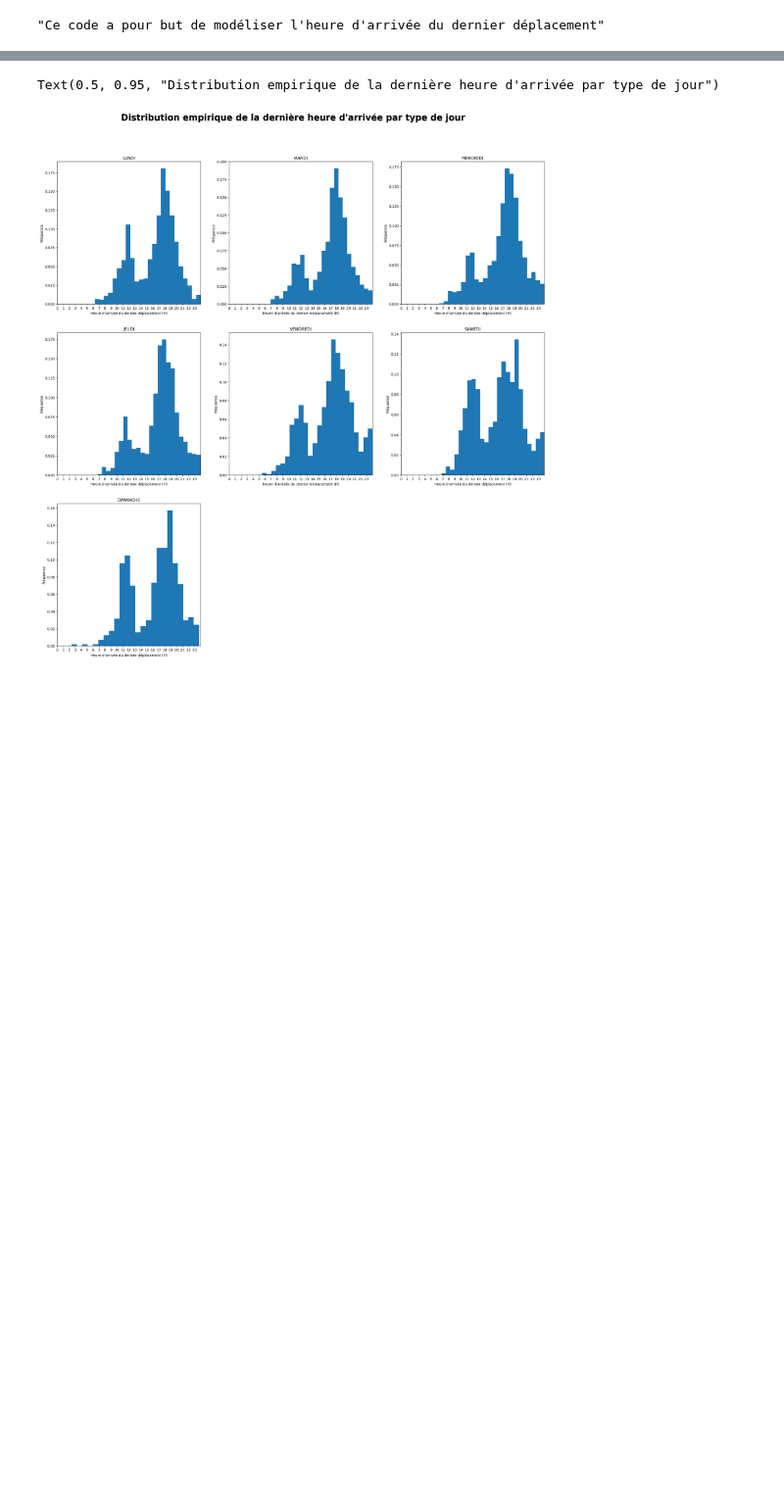
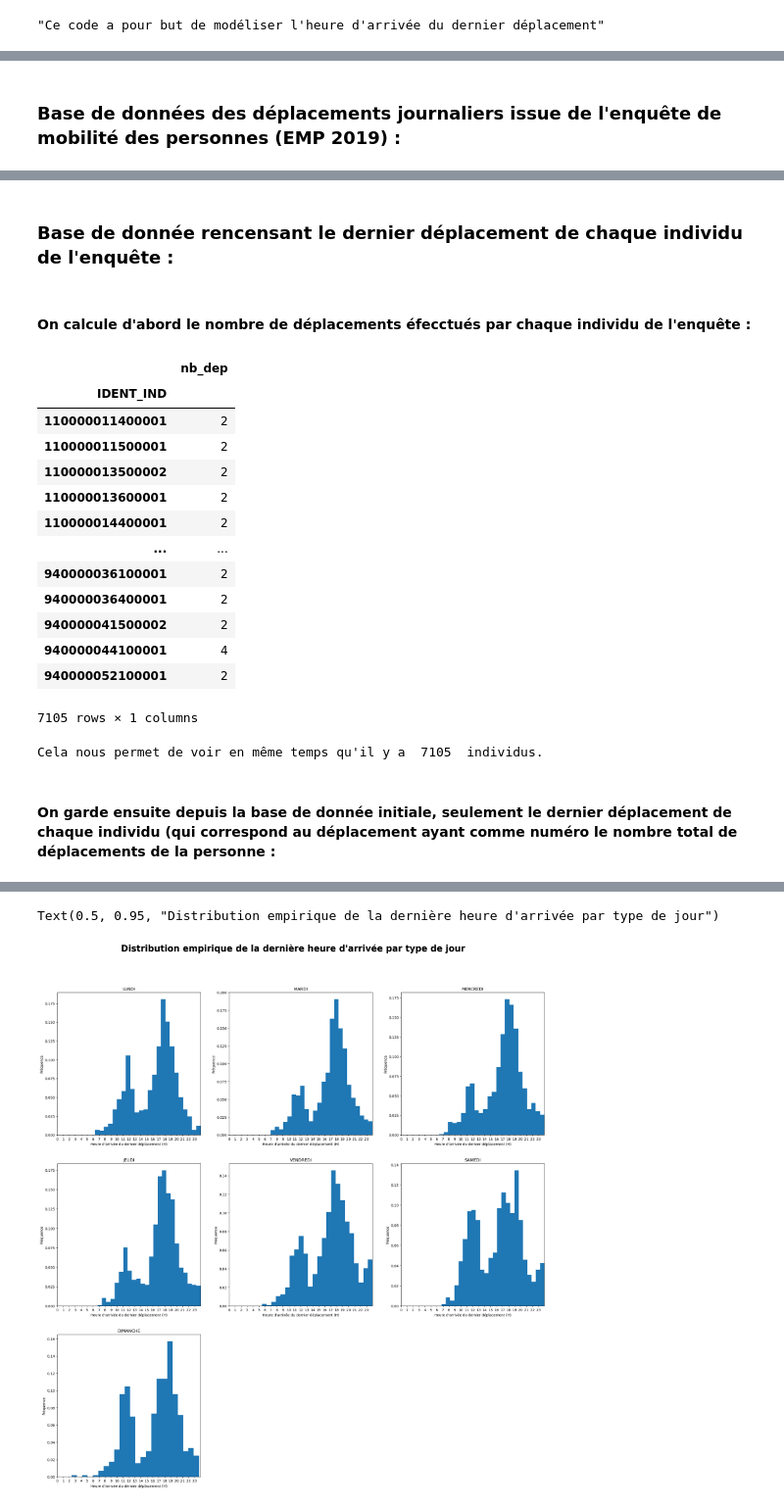
Before and after one commit to kilianguillon/Projet_statapp, a Jupyter notebook: H_arrivee.ipynb, the cells around one changed output, grey strips where cells are left out. Shown at 98% size. Cells and saved outputs as stored; diff of their text form; code cells hidden in the pictures; blank space fills up the shorter version.

```diff
--- a/H_arrivee.ipynb
+++ b/H_arrivee.ipynb
@@ -19,5 +21,7 @@ Successfully installed et-xmlfile-1.1.0 openpyxl-3.1.2
 # %%
 emp_df=pd.read_excel("EMP_deplacements.xlsx")
+# %% [markdown]
+### Base de données des déplacements journaliers issue de l'enquête de mobilité des personnes (EMP 2019) :
 # %%
 emp_df.head()
 # %% [output]
@@ -27,7 +31,34 @@ emp_df.head()
 | 2 | 110000011500001 | 5275.295948 | Étudier (école, lycée, université) | Emplacement dans un parking publi... | Domicile | Parking | vendredi | 7.75 | ... |
 | 3 | 110000011500001 | 5275.295948 | Retour au domicile | Emplacement privé, gratuit (y com... | Parking | Domicile | vendredi | 10.50 | ... |
 | 4 | 110000013500002 | 24058.724023 | Travailler dans son lieu fixe et ... | Emplacement privé, gratuit (y com... | Domicile | Entreprise | mercredi | 15.00 | ... |
+# %% [markdown]
+### Base de donnée rencensant le dernier déplacement de chaque individu de l'enquête :
+# %% [markdown]
+#### On calcule d'abord le nombre de déplacements éfecctués par chaque individu de l'enquête :
 # %%
 nb_dep_df=emp_df.groupby("IDENT_IND")["num_dep_V"].max().to_frame().rename(columns={"num_dep_V":"nb_dep"})
+# %%
+nb_dep_df
+# %% [output]
+|  | nb_dep |
+| IDENT_IND |  |
+| 110000011400001 | 2 |
+| 110000011500001 | 2 |
+| 110000013500002 | 2 |
+| 110000013600001 | 2 |
+| 110000014400001 | 2 |
+| ... | ... |
+| 940000036100001 | 2 |
+| 940000036400001 | 2 |
+| 940000041500002 | 2 |
+| 940000044100001 | 4 |
+| 940000052100001 | 2 |
+7105 rows × 1 columns
+# %%
+print("Cela nous permet de voir en même temps qu'il y a ", len(nb_dep_df), " individus.")
+# %% [output]
+Cela nous permet de voir en même temps qu'il y a  7105  individus.
+# %% [markdown]
+#### On garde ensuite depuis la base de donnée initiale, seulement le dernier déplacement de chaque individu (qui correspond au déplacement ayant comme numéro le nombre total de déplacements de la personne :
 # %%
 emp_Tdep_df=emp_df.set_index("IDENT_IND")
```
Also changed, not shown: parts of 17 cells of this notebook.
